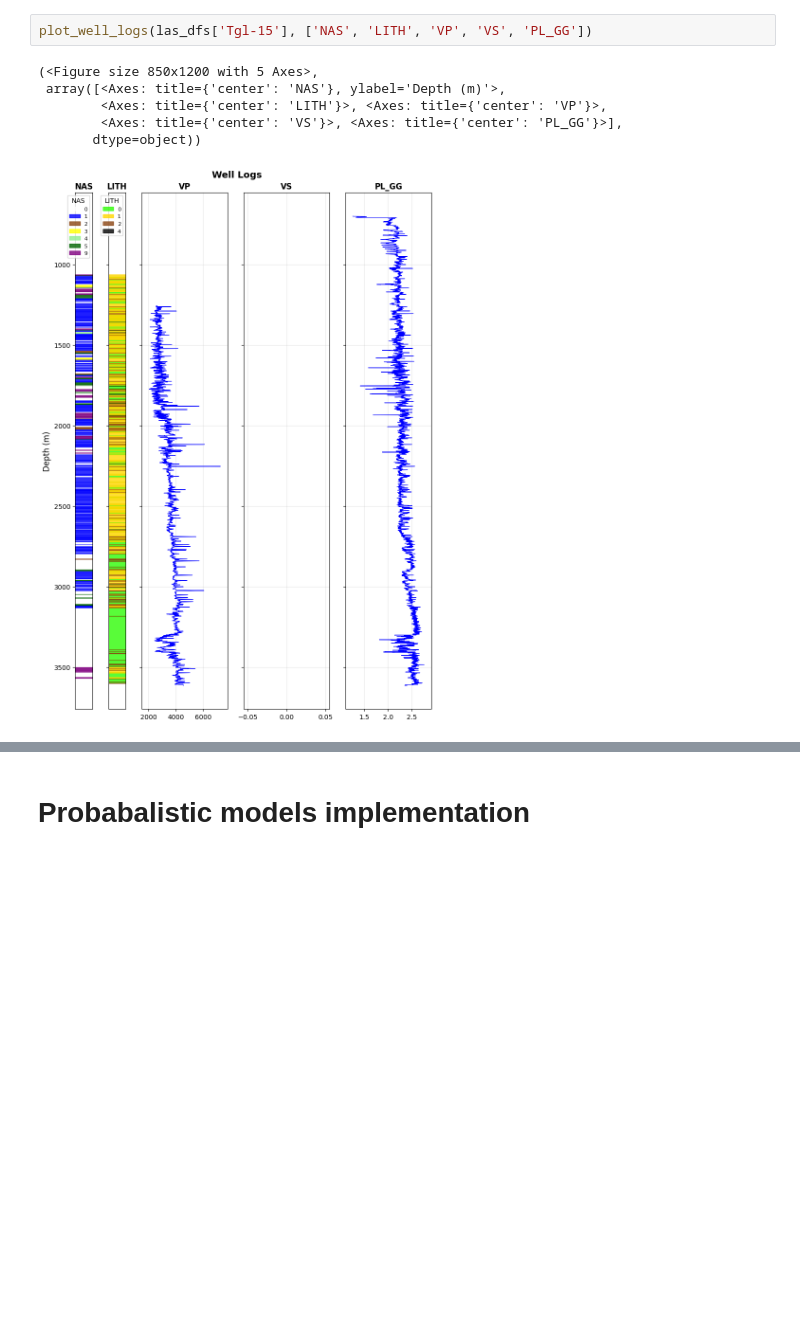
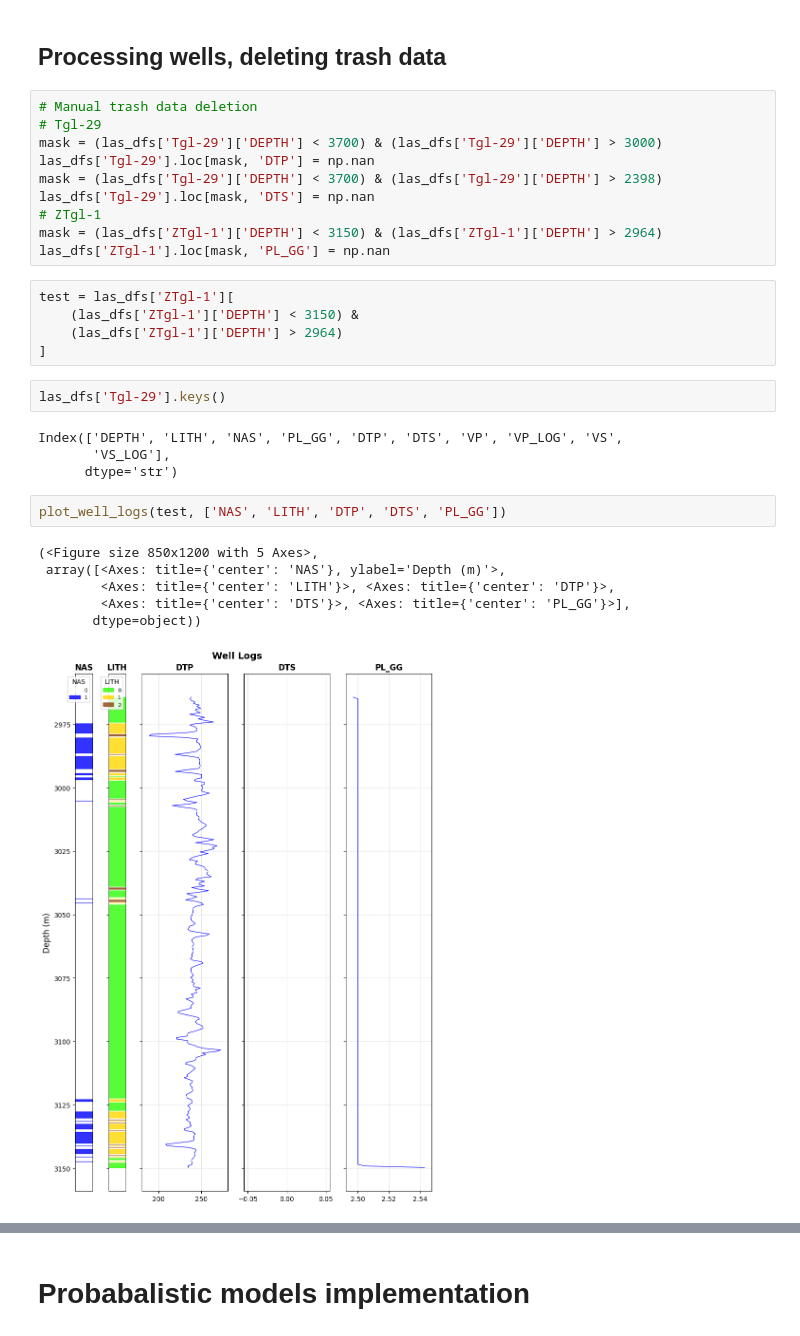
Before and after one commit to spaceswimmer/nnseismic, a Jupyter notebook: src/get-rockphysics-tagilsk.ipynb, the cells around one changed output, grey strips where cells are left out. Saved outputs shown, nothing was run; the diff lists cells and outputs as text; blank space fills up the shorter version.

Commit message:
main figured GP out

```diff
--- a/src/get-rockphysics-tagilsk.ipynb
+++ b/src/get-rockphysics-tagilsk.ipynb
@@ -54,12 +54,35 @@ Well names: ['Tgl-30', 'Tgl-26', 'Tgl-15', 'Tgl-29', 'Tgl-8', 'Tgl-27']
+# %% [markdown]
+## Processing wells, deleting trash data
+# %%
+# Manual trash data deletion
+# Tgl-29
+mask = (las_dfs['Tgl-29']['DEPTH'] < 3700) & (las_dfs['Tgl-29']['DEPTH'] > 3000)
+las_dfs['Tgl-29'].loc[mask, 'DTP'] = np.nan
+mask = (las_dfs['Tgl-29']['DEPTH'] < 3700) & (las_dfs['Tgl-29']['DEPTH'] > 2398)
+las_dfs['Tgl-29'].loc[mask, 'DTS'] = np.nan
+# ZTgl-1
+mask = (las_dfs['ZTgl-1']['DEPTH'] < 3150) & (las_dfs['ZTgl-1']['DEPTH'] > 2964)
+las_dfs['ZTgl-1'].loc[mask, 'PL_GG'] = np.nan
+# %%
+test = las_dfs['ZTgl-1'][
+    (las_dfs['ZTgl-1']['DEPTH'] < 3150) &
+    (las_dfs['ZTgl-1']['DEPTH'] > 2964)
+]
+# %%
+las_dfs['Tgl-29'].keys()
+# %% [output]
+Index(['DEPTH', 'LITH', 'NAS', 'PL_GG', 'DTP', 'DTS', 'VP', 'VP_LOG', 'VS',
+       'VS_LOG'],
+      dtype='str')
 # %%
-plot_well_logs(las_dfs['Tgl-15'], ['NAS', 'LITH', 'VP', 'VS', 'PL_GG'])
+plot_well_logs(test, ['NAS', 'LITH', 'DTP', 'DTS', 'PL_GG'])
 # %% [output]
 (<Figure size 850x1200 with 5 Axes>,
  array([<Axes: title={'center': 'NAS'}, ylabel='Depth (m)'>,
-        <Axes: title={'center': 'LITH'}>, <Axes: title={'center': 'VP'}>,
-        <Axes: title={'center': 'VS'}>, <Axes: title={'center': 'PL_GG'}>],
+        <Axes: title={'center': 'LITH'}>, <Axes: title={'center': 'DTP'}>,
+        <Axes: title={'center': 'DTS'}>, <Axes: title={'center': 'PL_GG'}>],
        dtype=object))
-[figure, old version]
+[figure, new version]
 # %%
 las_dfs_shale = {}
 las_dfs_brine_sand = {}
```
Also changed, not shown: parts of 11 cells of this notebook, 6 other files.
